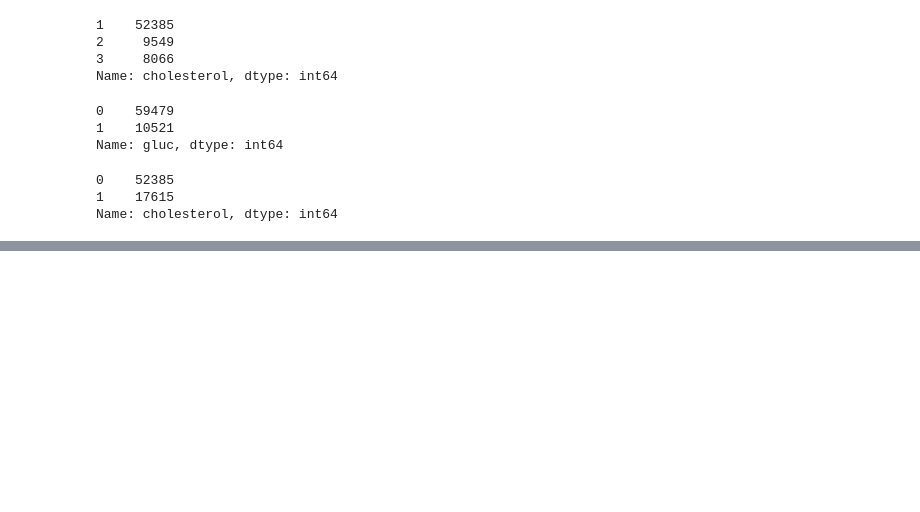
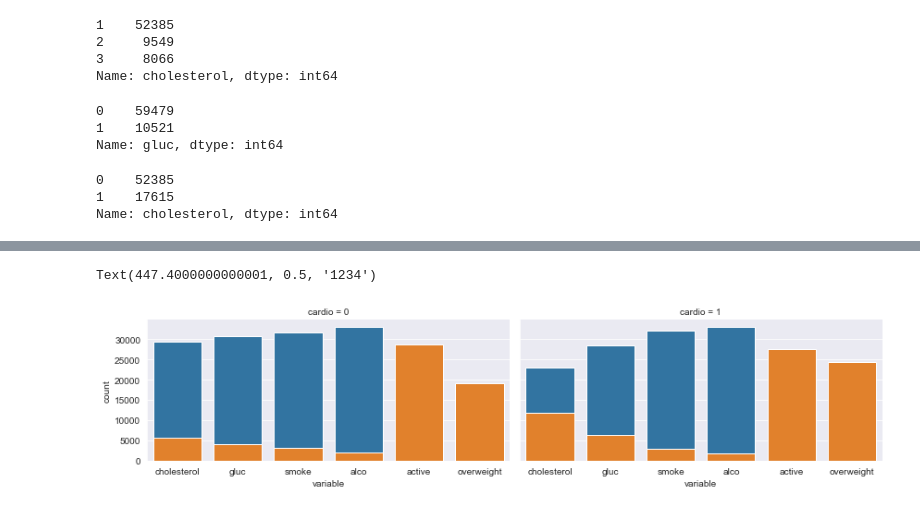
Before and after one commit to AmrSakkary/boilerplate-medical-data-visualizer, a Jupyter notebook: medical_data_visualizer.ipynb, the cells around one changed output, grey strips where cells are left out. Drawn from its saved outputs; the diff is of its cells as text; code cells hidden in the pictures; blank space fills up the shorter version.

```diff
--- a/medical_data_visualizer.ipynb
+++ b/medical_data_visualizer.ipynb
@@ -97,0 +158,7 @@ Name: cholesterol, dtype: int64
+# %%
+g= sns.FacetGrid(data=subset, col='cardio', hue = 'value', aspect = 2)
+g.map(sns.countplot,'variable')
+plt.ylabel('1234')
+# %% [output]
+Text(447.4000000000001, 0.5, '1234')
+[figure, added]
```
Also changed, not shown: parts of 7 cells of this notebook.
